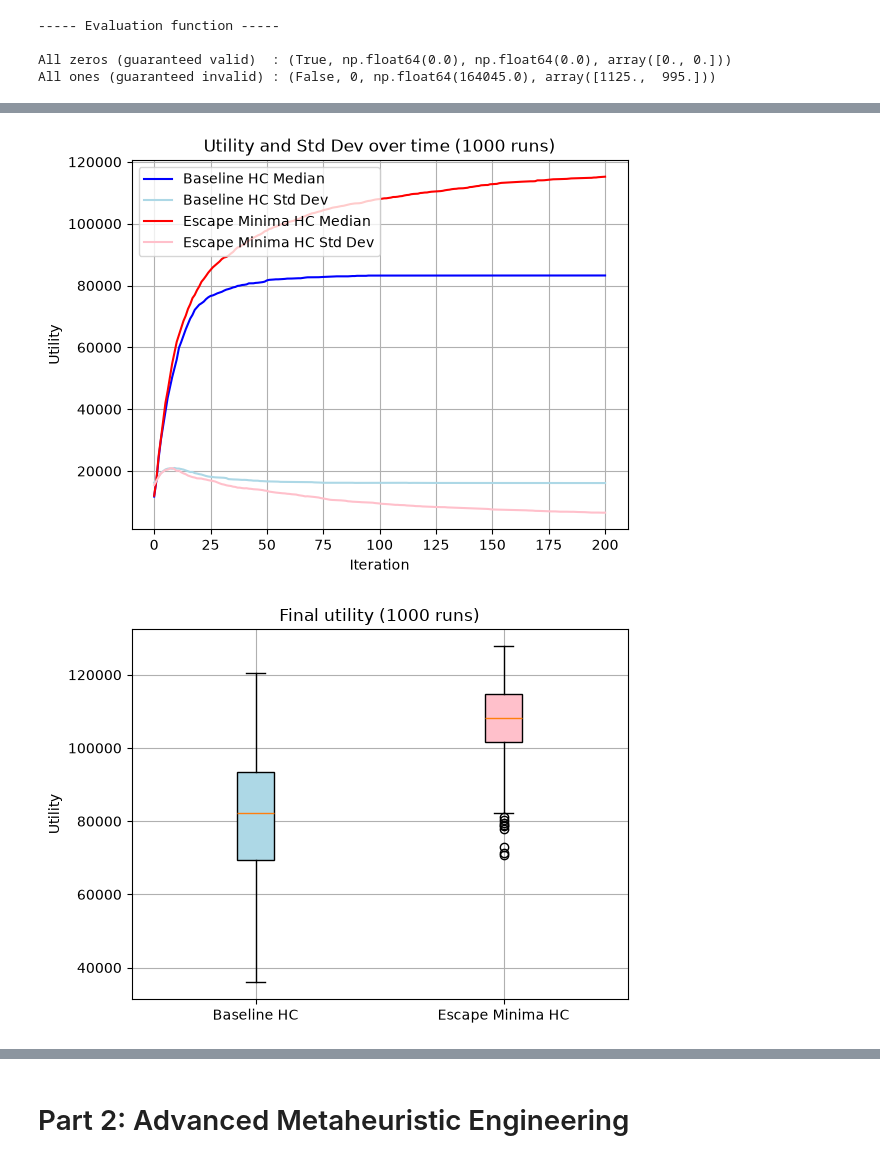
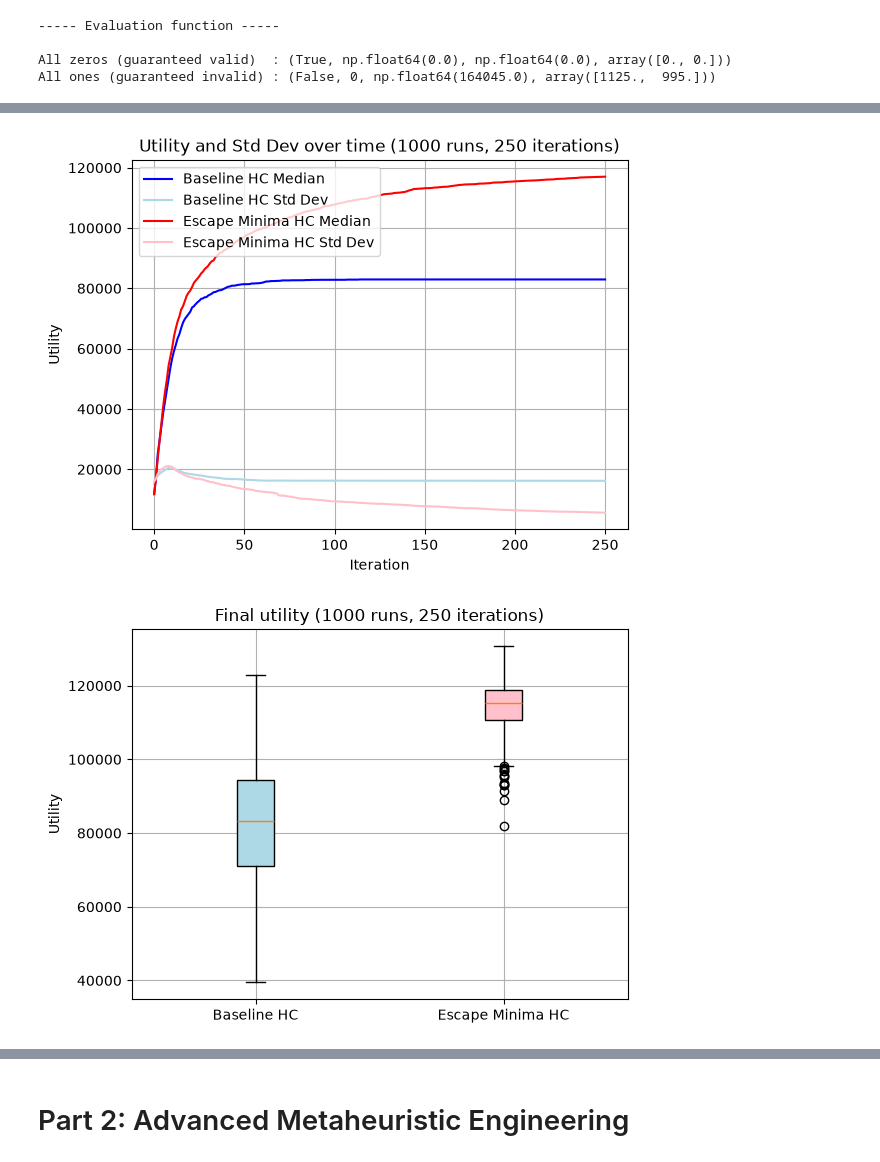
Before and after one commit to AyOhEe/CSCU9YE-Assignment, a Jupyter notebook: 3423815.ipynb, the cells around one changed output, grey strips where cells are left out. Saved outputs shown, nothing was run; the diff lists cells and outputs as text; code cells hidden in the pictures.

```diff
--- a/3423815.ipynb
+++ b/3423815.ipynb
@@ -176,29 +179,29 @@ plt.plot(minim_std, color="pink", label="Escape Minima HC Std Dev")
 
 plt.xlabel("Iteration")
 plt.ylabel("Utility")
-plt.title("Utility and Std Dev over time (1000 runs)")
+plt.title(f"Utility and Std Dev over time ({PART_1_RUNS} runs, {PART_1_ITERATIONS} iterations)")
 plt.legend(loc='upper left')
 plt.grid(True)
 plt.show()
 # %% [output]
-[figure, old version]
+[figure, new version]
 # %%
 
 %matplotlib inline
 
 np.random.seed(42)
 
 
-best_base = [hill_climb_base(workload_28, 100)[1][1] for _ in range(1000)]
-best_minim = [hill_climb_escape_minima(workload_28, 100)[1][1] for _ in range(1000)]
+best_base = [hill_climb_base(workload_28, 200)[1][1] for _ in range(1000)]
+best_minim = [hill_climb_escape_minima(workload_28, 200)[1][1] for _ in range(1000)]
 
 bplot = plt.boxplot([best_base, best_minim], patch_artist=True, tick_labels=['Baseline HC', 'Escape Minima HC'])
 for patch, colour in zip(bplot["boxes"], ["lightblue", "pink"]):
     patch.set_facecolor(colour)
 
-plt.title("Final utility (1000 runs)")
+plt.title(f"Final utility ({PART_1_RUNS} runs, {PART_1_ITERATIONS} iterations)")
 plt.ylabel("Utility")
 plt.grid(True)
 plt.show()
 # %% [output]
-[figure, old version]
+[figure, new version]
```
Also changed, not shown: parts of 3 cells of this notebook.
